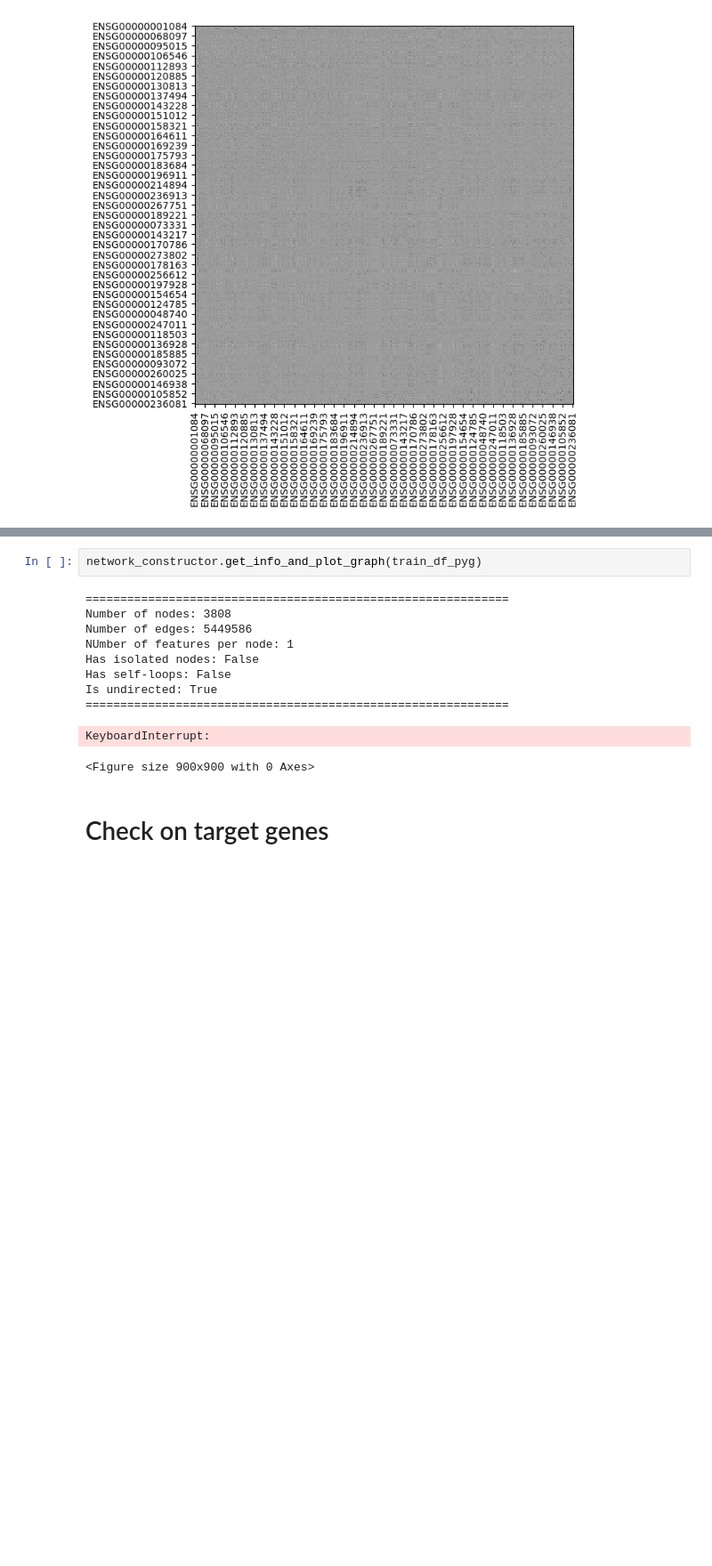
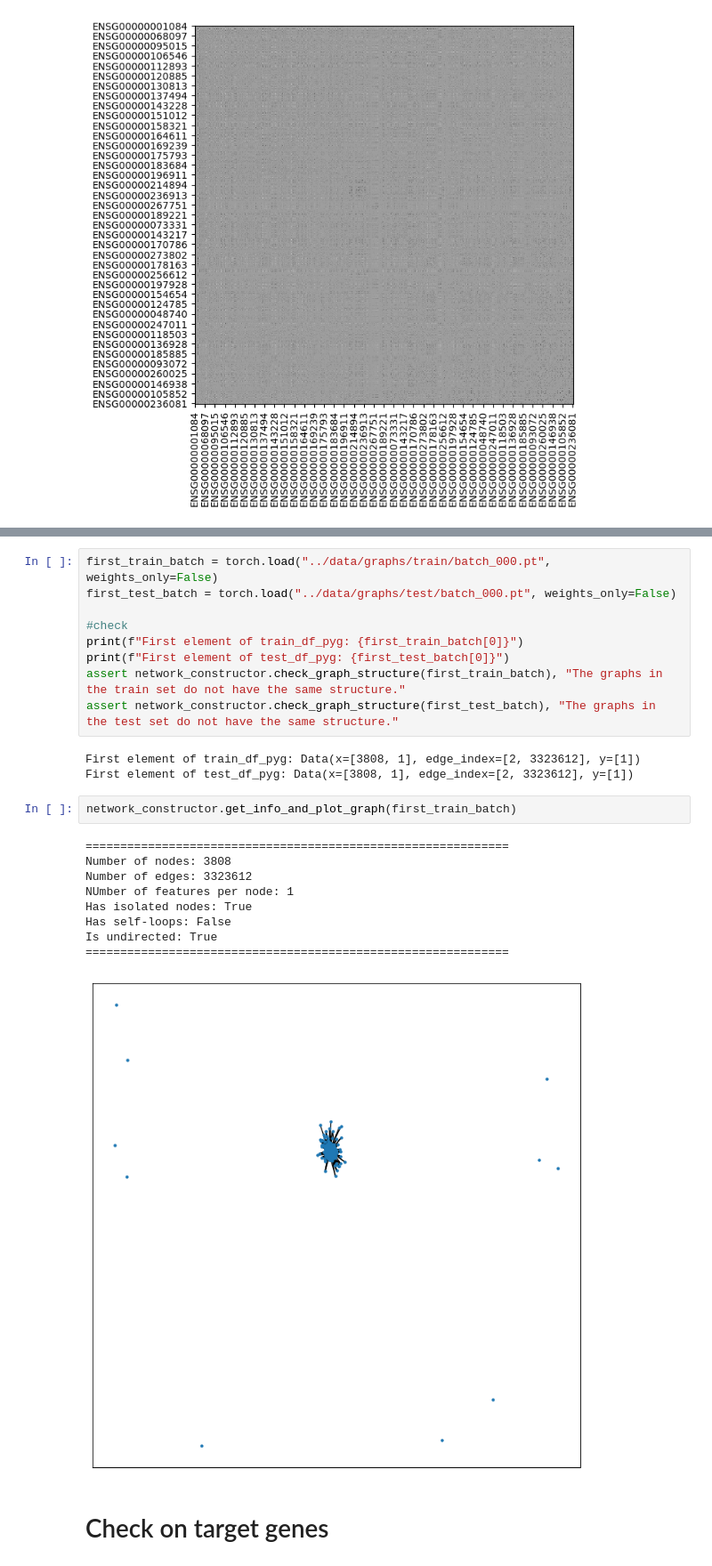
Before and after one commit to tommasoravasio/scRNAseq-GNN-binary-tp53, a Jupyter notebook: notebooks/main_experiment.ipynb, the cells around one changed output, grey strips where cells are left out. Shown at 89% size. Cells and saved outputs as stored; diff of their text form; blank space fills up the shorter version.

```diff
--- a/notebooks/main_experiment.ipynb
+++ b/notebooks/main_experiment.ipynb
@@ -264,19 +263,30 @@ assert network_constructor.check_graph_structure(test_df_pyg), "The graphs in th
 # %% [output]
 First element of train_df_pyg: Data(x=[3808, 1], edge_index=[2, 5449586], y=[1])
 First element of test_df_pyg: Data(x=[3808, 1], edge_index=[2, 5449586], y=[1])
+# %%
+first_train_batch = torch.load("../data/graphs/train/batch_000.pt", weights_only=False)
+first_test_batch = torch.load("../data/graphs/test/batch_000.pt", weights_only=False)
+
+#check
+print(f"First element of train_df_pyg: {first_train_batch[0]}")
+print(f"First element of test_df_pyg: {first_test_batch[0]}")
+assert network_constructor.check_graph_structure(first_train_batch), "The graphs in the train set do not have the same structure."
+assert network_constructor.check_graph_structure(first_test_batch), "The graphs in the test set do not have the same structure."
+# %% [output]
+First element of train_df_pyg: Data(x=[3808, 1], edge_index=[2, 3323612], y=[1])
+First element of test_df_pyg: Data(x=[3808, 1], edge_index=[2, 3323612], y=[1])
 # %%
-network_constructor.get_info_and_plot_graph(train_df_pyg)
+network_constructor.get_info_and_plot_graph(first_train_batch)
 # %% [output]
 =============================================================
 Number of nodes: 3808
-Number of edges: 5449586
+Number of edges: 3323612
 NUmber of features per node: 1
-Has isolated nodes: False
+Has isolated nodes: True
 Has self-loops: False
 Is undirected: True
 =============================================================
-KeyboardInterrupt:
-<Figure size 900x900 with 0 Axes>
+[figure, added]
 # %% [markdown]
 # Check on target genes
 # %%
```
Also changed, not shown: parts of 12 cells of this notebook, 8 other files.
